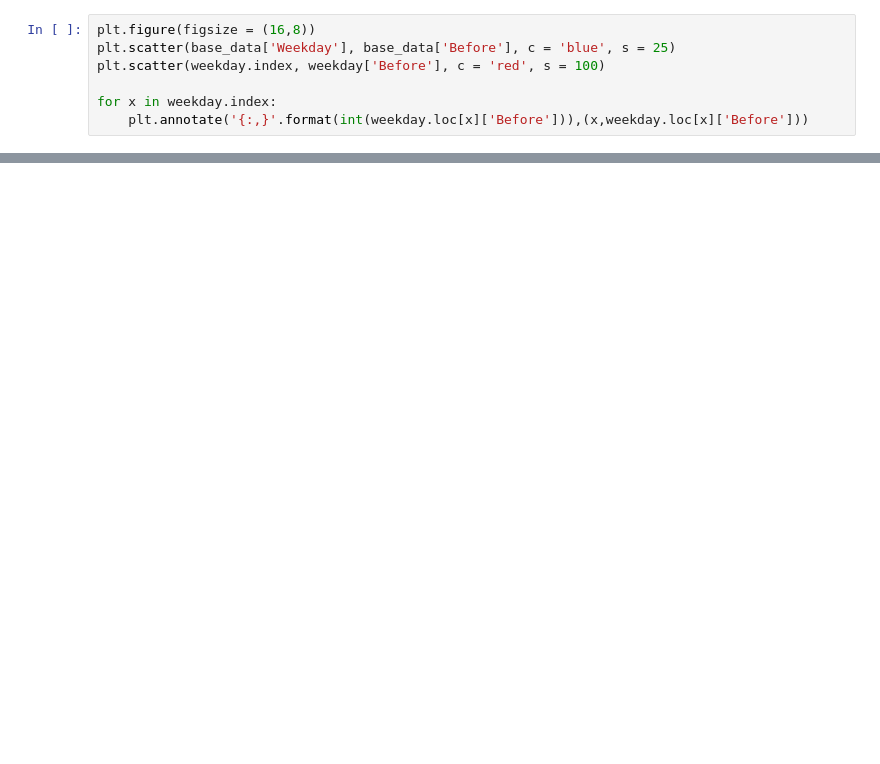
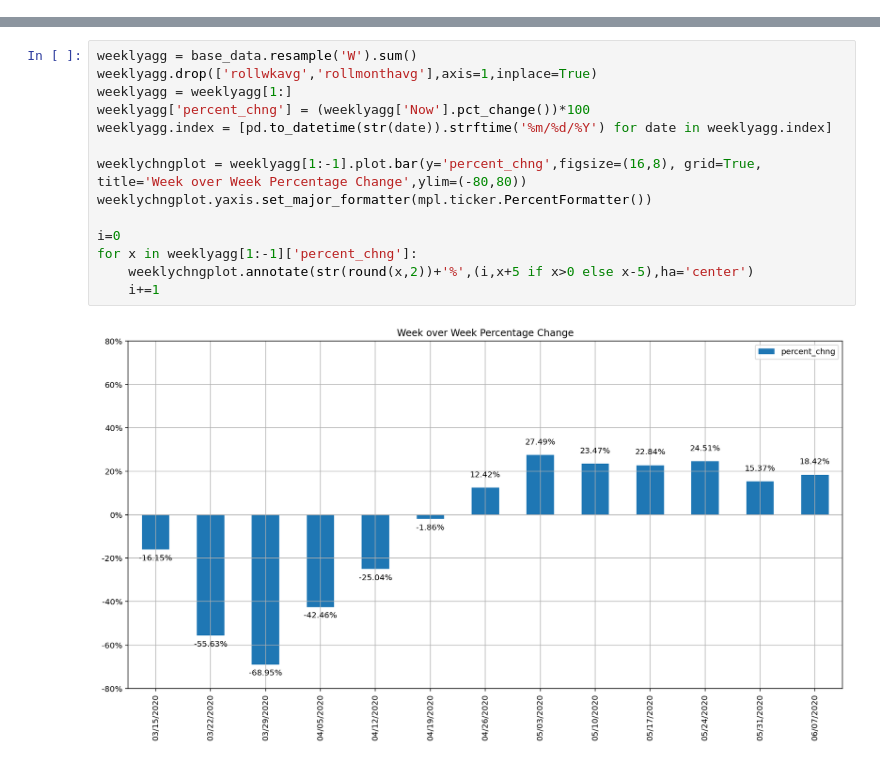
Before and after one commit to rvillacis/TSAData, a Jupyter notebook: TSAdata/TSADataJupyter.ipynb, the cells around one changed output, grey strips where cells are left out. Drawn from its saved outputs; the diff is of its cells as text; blank space fills up the shorter version.

```diff
--- a/TSAdata/TSADataJupyter.ipynb
+++ b/TSAdata/TSADataJupyter.ipynb
@@ -77,7 +94,0 @@ highestDay.plot.bar(y='Before',grid=True,figsize=(16,8),ylim=(1500000,3000000))
-# %%
-plt.figure(figsize = (16,8))
-plt.scatter(base_data['Weekday'], base_data['Before'], c = 'blue', s = 25)
-plt.scatter(weekday.index, weekday['Before'], c = 'red', s = 100)
-
-for x in weekday.index:
-    plt.annotate('{:,}'.format(int(weekday.loc[x]['Before'])),(x,weekday.loc[x]['Before']))
@@ -96,0 +108,16 @@ mpl.matplotlib_fname()
+# %%
+weeklyagg = base_data.resample('W').sum()
+weeklyagg.drop(['rollwkavg','rollmonthavg'],axis=1,inplace=True)
+weeklyagg = weeklyagg[1:]
+weeklyagg['percent_chng'] = (weeklyagg['Now'].pct_change())*100
+weeklyagg.index = [pd.to_datetime(str(date)).strftime('%m/%d/%Y') for date in weeklyagg.index]
+
+weeklychngplot = weeklyagg[1:-1].plot.bar(y='percent_chng',figsize=(16,8), grid=True, title='Week over Week Percentage Change',ylim=(-80,80))
+weeklychngplot.yaxis.set_major_formatter(mpl.ticker.PercentFormatter())
+
+i=0
+for x in weeklyagg[1:-1]['percent_chng']:
+    weeklychngplot.annotate(str(round(x,2))+'%',(i,x+5 if x>0 else x-5),ha='center')
+    i+=1
+# %% [output]
+[figure, added]
```
Also changed, not shown: parts of 12 cells of this notebook, 2 other files.
